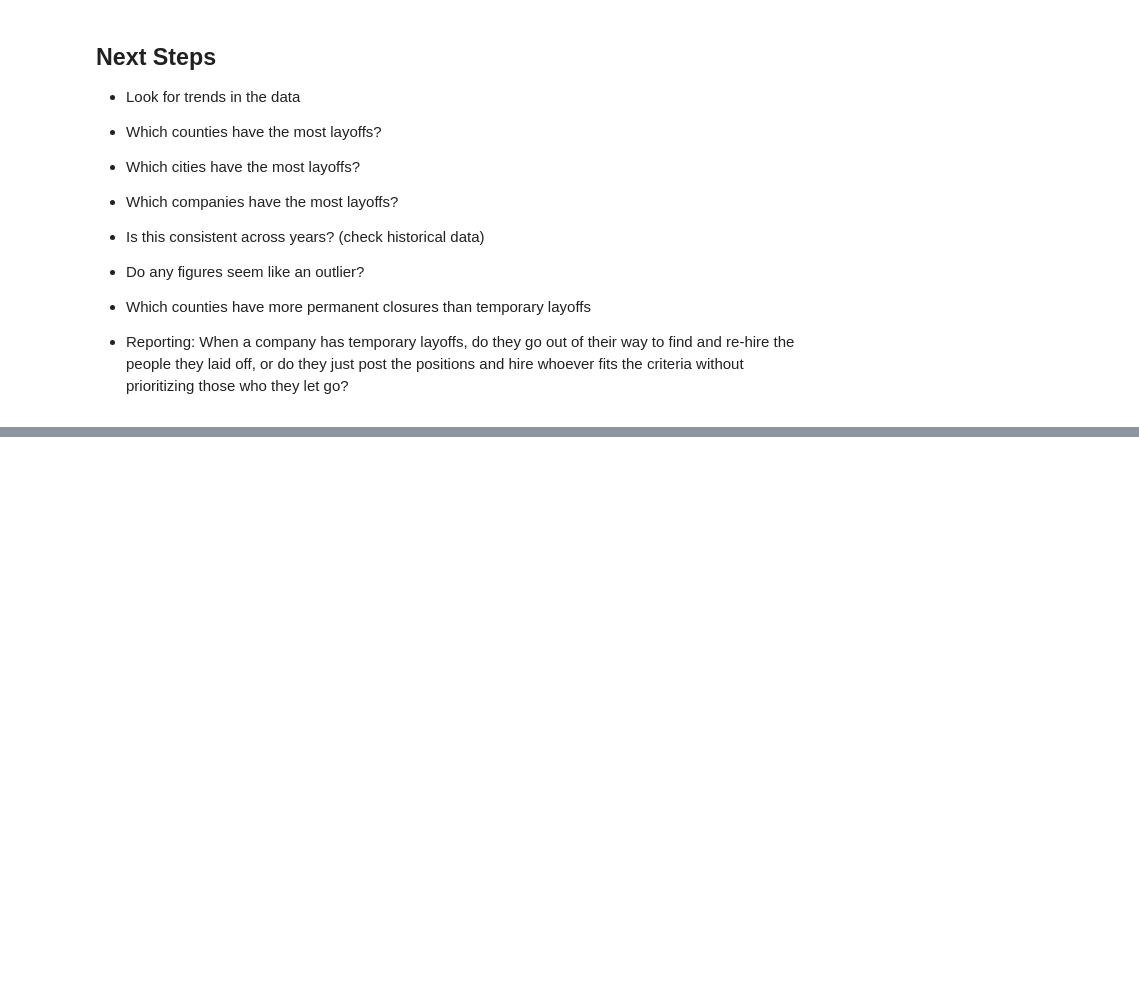
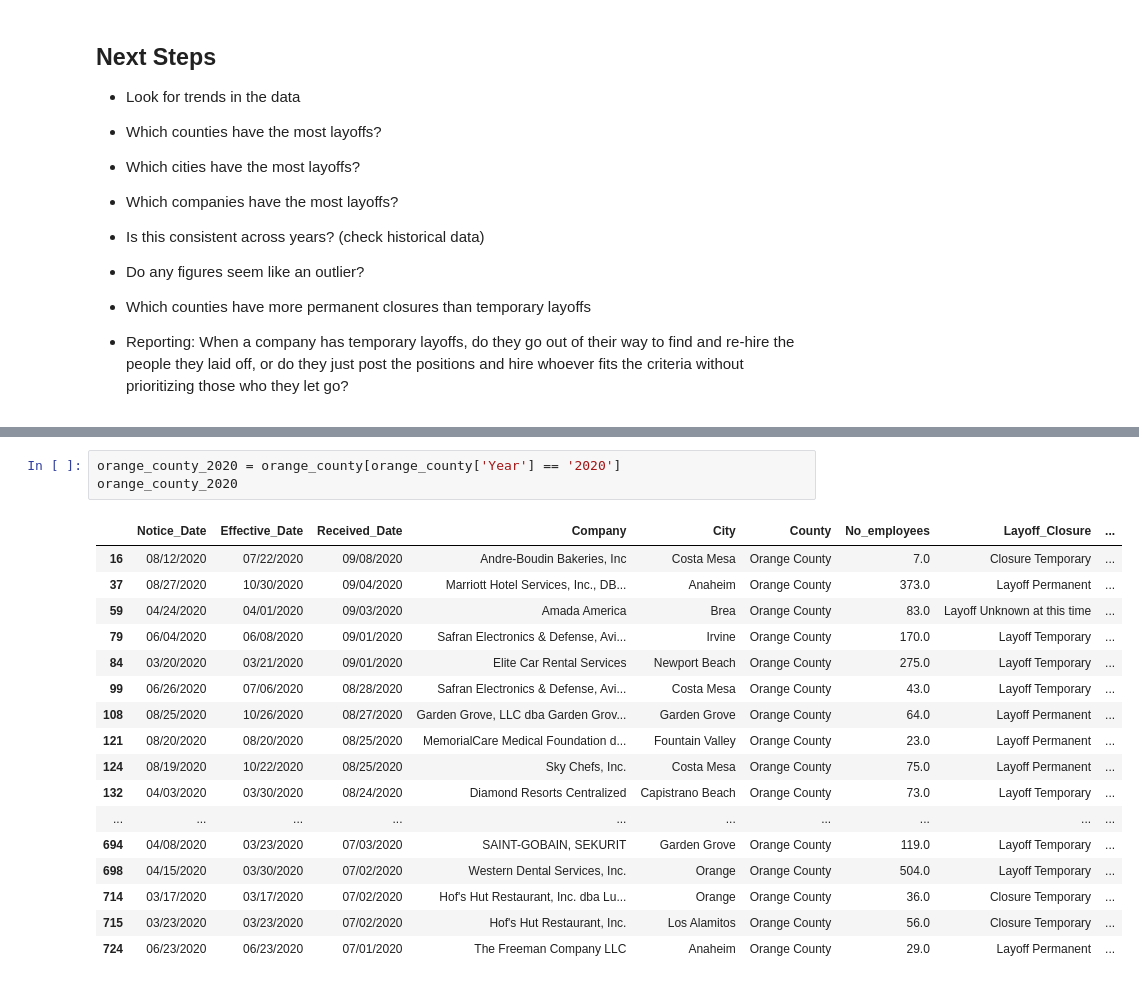
Before and after one commit to biglocalnews/WARN_Cali_analysis, a Jupyter notebook: cali_warn_explore.ipynb, the cells around one changed output, grey strips where cells are left out. Saved outputs shown, nothing was run; the diff lists cells and outputs as text; blank space fills up the shorter version.

```diff
--- a/cali_warn_explore.ipynb
+++ b/cali_warn_explore.ipynb
@@ -34,0 +230,21 @@ cali_raw
+# %%
+orange_county_2020 = orange_county[orange_county['Year'] == '2020']
+orange_county_2020
+# %% [output]
+|  | Notice_Date | Effective_Date | Received_Date | Company | City | County | No_employees | Layoff_Closure | ... |
+| 16 | 08/12/2020 | 07/22/2020 | 09/08/2020 | Andre-Boudin Bakeries, Inc | Costa Mesa | Orange County | 7.0 | Closure Temporary | ... |
+| 37 | 08/27/2020 | 10/30/2020 | 09/04/2020 | Marriott Hotel Services, Inc., DB... | Anaheim | Orange County | 373.0 | Layoff Permanent | ... |
+| 59 | 04/24/2020 | 04/01/2020 | 09/03/2020 | Amada America | Brea | Orange County | 83.0 | Layoff Unknown at this time | ... |
+| 79 | 06/04/2020 | 06/08/2020 | 09/01/2020 | Safran Electronics & Defense, Avi... | Irvine | Orange County | 170.0 | Layoff Temporary | ... |
+| 84 | 03/20/2020 | 03/21/2020 | 09/01/2020 | Elite Car Rental Services | Newport Beach | Orange County | 275.0 | Layoff Temporary | ... |
+| 99 | 06/26/2020 | 07/06/2020 | 08/28/2020 | Safran Electronics & Defense, Avi... | Costa Mesa | Orange County | 43.0 | Layoff Temporary | ... |
+| 108 | 08/25/2020 | 10/26/2020 | 08/27/2020 | Garden Grove, LLC dba Garden Grov... | Garden Grove | Orange County | 64.0 | Layoff Permanent | ... |
+| 121 | 08/20/2020 | 08/20/2020 | 08/25/2020 | MemorialCare Medical Foundation d... | Fountain Valley | Orange County | 23.0 | Layoff Permanent | ... |
+| 124 | 08/19/2020 | 10/22/2020 | 08/25/2020 | Sky Chefs, Inc. | Costa Mesa | Orange County | 75.0 | Layoff Permanent | ... |
+| 132 | 04/03/2020 | 03/30/2020 | 08/24/2020 | Diamond Resorts Centralized | Capistrano Beach | Orange County | 73.0 | Layoff Temporary | ... |
+| ... | ... | ... | ... | ... | ... | ... | ... | ... | ... |
+| 694 | 04/08/2020 | 03/23/2020 | 07/03/2020 | SAINT-GOBAIN, SEKURIT | Garden Grove | Orange County | 119.0 | Layoff Temporary | ... |
+| 698 | 04/15/2020 | 03/30/2020 | 07/02/2020 | Western Dental Services, Inc. | Orange | Orange County | 504.0 | Layoff Temporary | ... |
+| 714 | 03/17/2020 | 03/17/2020 | 07/02/2020 | Hof's Hut Restaurant, Inc. dba Lu... | Orange | Orange County | 36.0 | Closure Temporary | ... |
+| 715 | 03/23/2020 | 03/23/2020 | 07/02/2020 | Hof's Hut Restaurant, Inc. | Los Alamitos | Orange County | 56.0 | Closure Temporary | ... |
+| 724 | 06/23/2020 | 06/23/2020 | 07/01/2020 | The Freeman Company LLC | Anaheim | Orange County | 29.0 | Layoff Permanent | ... |
```
Also changed, not shown: parts of 29 cells of this notebook, 4 other files.
